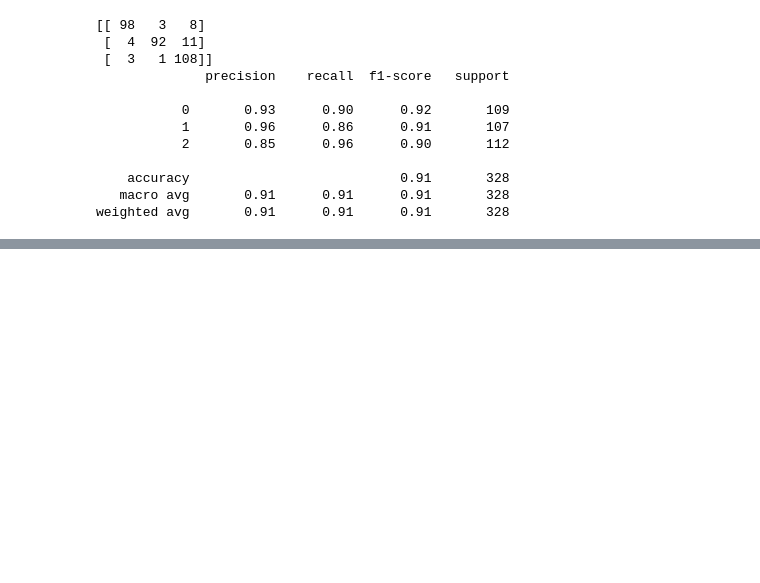
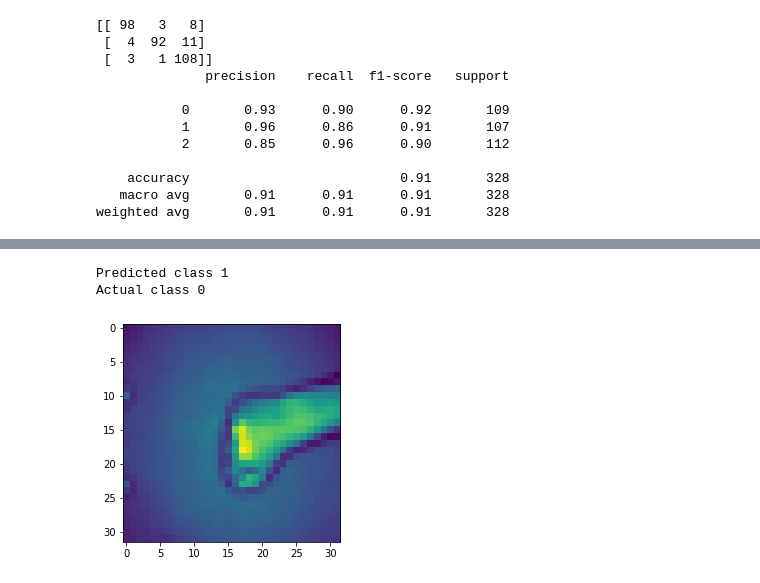
Before and after one commit to YiteWang/STAT542Group10, a Jupyter notebook: MidtermSVM.ipynb, the cells around one changed output, grey strips where cells are left out. Saved outputs shown, nothing was run; the diff lists cells and outputs as text; code cells hidden in the pictures; blank space fills up the shorter version.

```diff
--- a/MidtermSVM.ipynb
+++ b/MidtermSVM.ipynb
@@ -356,0 +756,8 @@ weighted avg       0.91      0.91      0.91       328
+# %%
+plt.imshow(np.reshape(np.array(x_val.T[7]), (32, 32)))
+print("Predicted class",y_pred_val[7])
+print("Actual class",y_val[7])
+# %% [output]
+Predicted class 1
+Actual class 0
+[figure, added]
```
Also changed, not shown: parts of 40 cells of this notebook.
